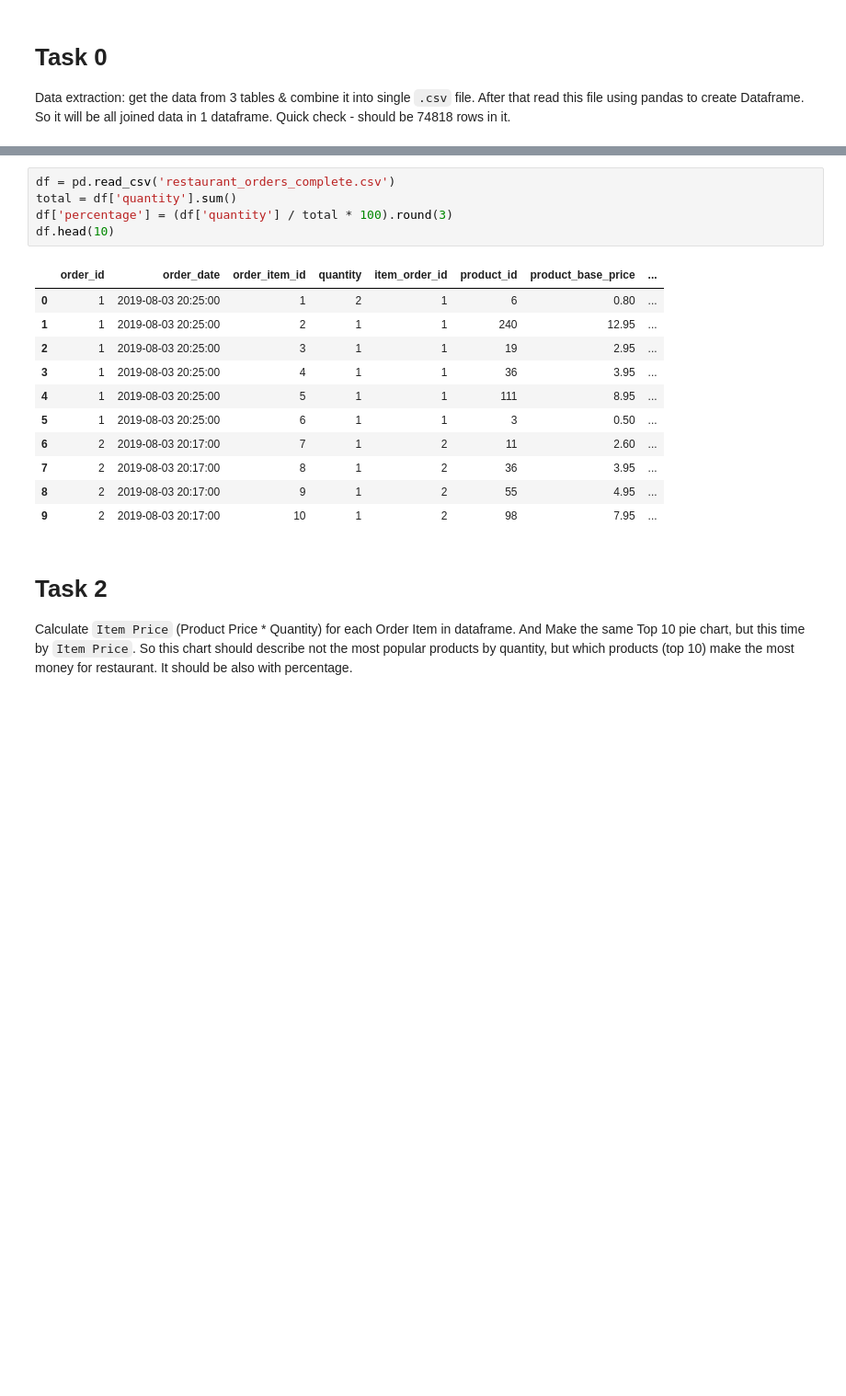
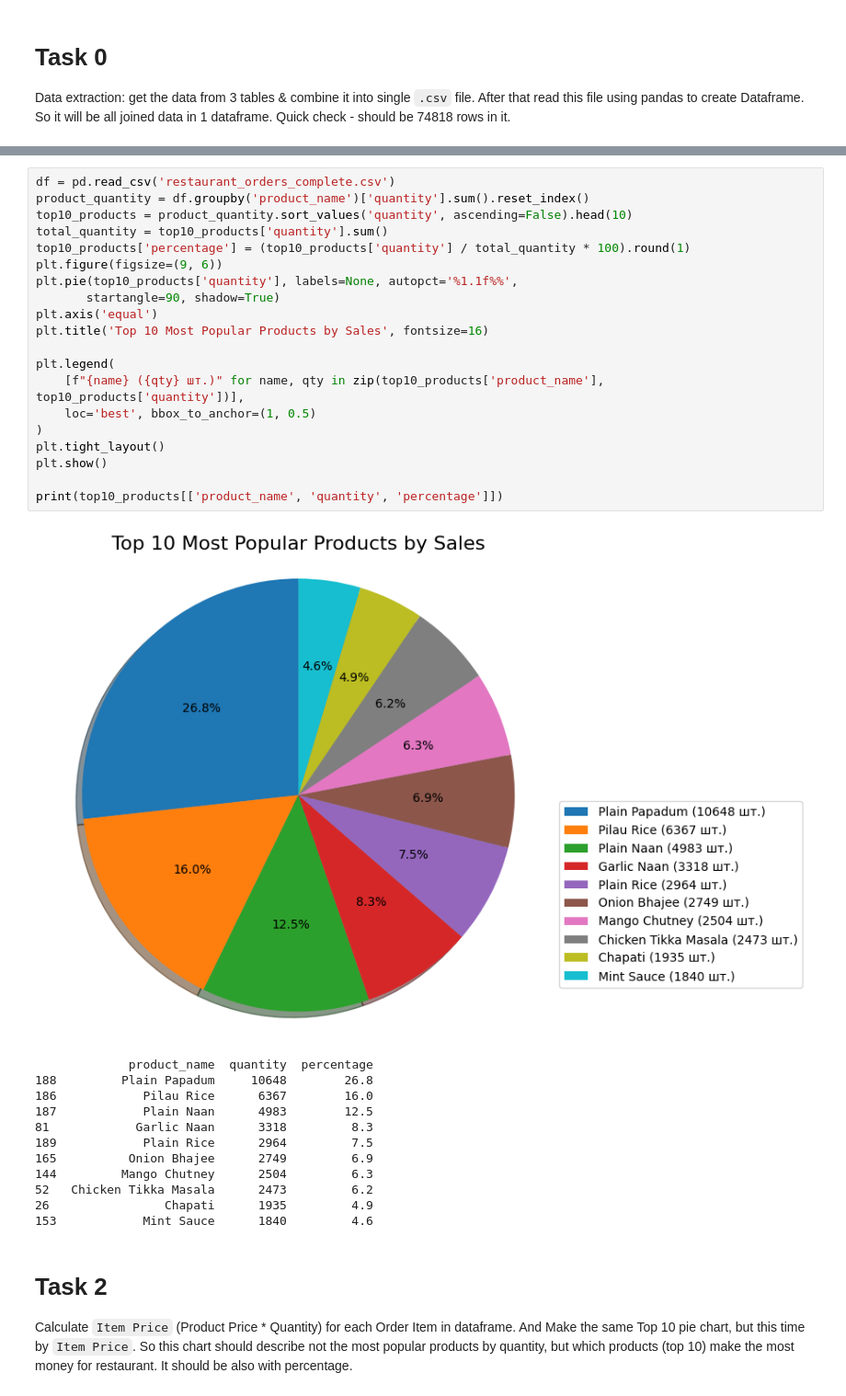
Before and after one commit to TsvetanKichuk/py-restaurant-data-analysis, a Jupyter notebook: app/main.ipynb, the cells around one changed output, grey strips where cells are left out. Shown: that part at 92% size. Drawn from its saved outputs; the diff is of its cells as text; blank space fills up the shorter version.

```diff
--- a/app/main.ipynb
+++ b/app/main.ipynb
@@ -47,23 +46,39 @@ Count how many times each product was sold and create a pie chart with percentag
 Example:
 
 ![pie chart](../demo/pie.png)
-# %%
-df = pd.read_csv('restaurant_orders_complete.csv')
-total = df['quantity'].sum()
-df['percentage'] = (df['quantity'] / total * 100).round(3)
-df.head(10)
-# %% [output]
-|  | order_id | order_date | order_item_id | quantity | item_order_id | product_id | product_base_price | ... |
-| 0 | 1 | 2019-08-03 20:25:00 | 1 | 2 | 1 | 6 | 0.80 | ... |
-| 1 | 1 | 2019-08-03 20:25:00 | 2 | 1 | 1 | 240 | 12.95 | ... |
-| 2 | 1 | 2019-08-03 20:25:00 | 3 | 1 | 1 | 19 | 2.95 | ... |
-| 3 | 1 | 2019-08-03 20:25:00 | 4 | 1 | 1 | 36 | 3.95 | ... |
-| 4 | 1 | 2019-08-03 20:25:00 | 5 | 1 | 1 | 111 | 8.95 | ... |
-| 5 | 1 | 2019-08-03 20:25:00 | 6 | 1 | 1 | 3 | 0.50 | ... |
-| 6 | 2 | 2019-08-03 20:17:00 | 7 | 1 | 2 | 11 | 2.60 | ... |
-| 7 | 2 | 2019-08-03 20:17:00 | 8 | 1 | 2 | 36 | 3.95 | ... |
-| 8 | 2 | 2019-08-03 20:17:00 | 9 | 1 | 2 | 55 | 4.95 | ... |
-| 9 | 2 | 2019-08-03 20:17:00 | 10 | 1 | 2 | 98 | 7.95 | ... |
+# %%
+df = pd.read_csv('restaurant_orders_complete.csv')
+product_quantity = df.groupby('product_name')['quantity'].sum().reset_index()
+top10_products = product_quantity.sort_values('quantity', ascending=False).head(10)
+total_quantity = top10_products['quantity'].sum()
+top10_products['percentage'] = (top10_products['quantity'] / total_quantity * 100).round(1)
+plt.figure(figsize=(9, 6))
+plt.pie(top10_products['quantity'], labels=None, autopct='%1.1f%%',
+       startangle=90, shadow=True)
+plt.axis('equal')
+plt.title('Top 10 Most Popular Products by Sales', fontsize=16)
+
+plt.legend(
+    [f"{name} ({qty} шт.)" for name, qty in zip(top10_products['product_name'], top10_products['quantity'])],
+    loc='best', bbox_to_anchor=(1, 0.5)
+)
+plt.tight_layout()
+plt.show()
+
+print(top10_products[['product_name', 'quantity', 'percentage']])
+# %% [output]
+[figure, added]
+             product_name  quantity  percentage
+188         Plain Papadum     10648        26.8
+186            Pilau Rice      6367        16.0
+187            Plain Naan      4983        12.5
+81            Garlic Naan      3318         8.3
+189            Plain Rice      2964         7.5
+165          Onion Bhajee      2749         6.9
+144         Mango Chutney      2504         6.3
+52   Chicken Tikka Masala      2473         6.2
+26                Chapati      1935         4.9
+153            Mint Sauce      1840         4.6
 # %% [markdown]
 # Task 2
 Calculate `Item Price` (Product Price * Quantity) for each Order Item in dataframe.
```
Also changed, not shown: parts of 6 cells of this notebook.
